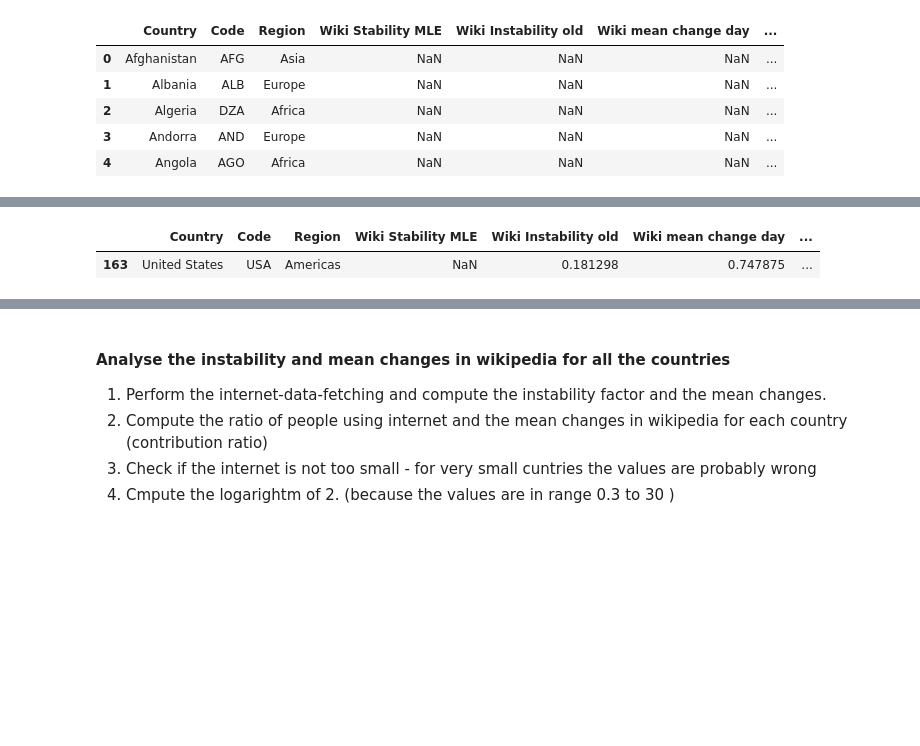
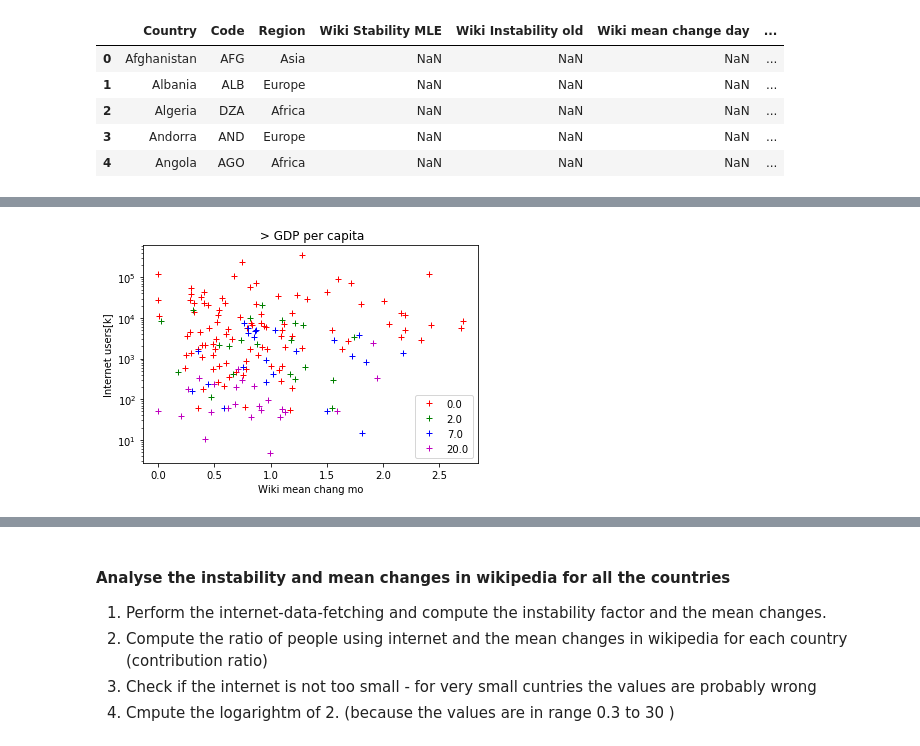
Before and after one commit to Amaumaury/ada-2017, a Jupyter notebook: project/Milestone2.ipynb, the cells around one changed output, grey strips where cells are left out. Drawn from its saved outputs; the diff is of its cells as text; code cells hidden in the pictures; blank space fills up the shorter version.

```diff
--- a/project/Milestone2.ipynb
+++ b/project/Milestone2.ipynb
@@ -360,26 +364,18 @@ plt.show()
 # %%
 intervals =  np.append(0, np.append([ 2, 7, 20], np.inf))
 colors =     ['+r',  '+g',   '+b'  ,'+m'  ,'+y' , '+c',   '+k'];
 
-
-
 for i in range(len(intervals)-1):
-    intervals[i], intervals[i+1]
-    colors[i]
-
-    changes = countries_data2[(countries_data2['GDP per capita'] > intervals[i]) & (countries_data2['GDP per capita'] <= intervals[i+1])]['Wiki mean chang mo'].values
-    people = countries_data2[(countries_data2['GDP per capita'] > intervals[i]) & (countries_data2['GDP per capita'] <= intervals[i+1])]['Internet users[k]'].values
-
+    changes = countries_data[(countries_data['GDP per capita'] > intervals[i]) & (countries_data['GDP per capita'] <= intervals[i+1])]['Wiki mean change day'].values
+    changes = np.squeeze(changes)
+    people = countries_data[(countries_data['GDP per capita'] > intervals[i]) & (countries_data['GDP per capita'] <= intervals[i+1])]['Internet users[k]'].values
+    people = np.squeeze(people)
     plt.semilogy(changes,people,colors[i])
-    plt.hold(True)
 
 plt.legend(intervals.astype(str)[:-1])
 plt.title(' > GDP per capita')
 plt.xlabel('Wiki mean chang mo')
 plt.ylabel('Internet users[k]')
 plt.show()
+# %% [output]
+[figure, added]
-# %%
-countries_data[163:164]
-# %% [output]
-|  | Country | Code | Region | Wiki Stability MLE | Wiki Instability old | Wiki mean change day | ... |
-| 163 | United States | USA | Americas | NaN | 0.181298 | 0.747875 | ... |
```
Also changed, not shown: parts of 10 cells of this notebook, 4 other files.
